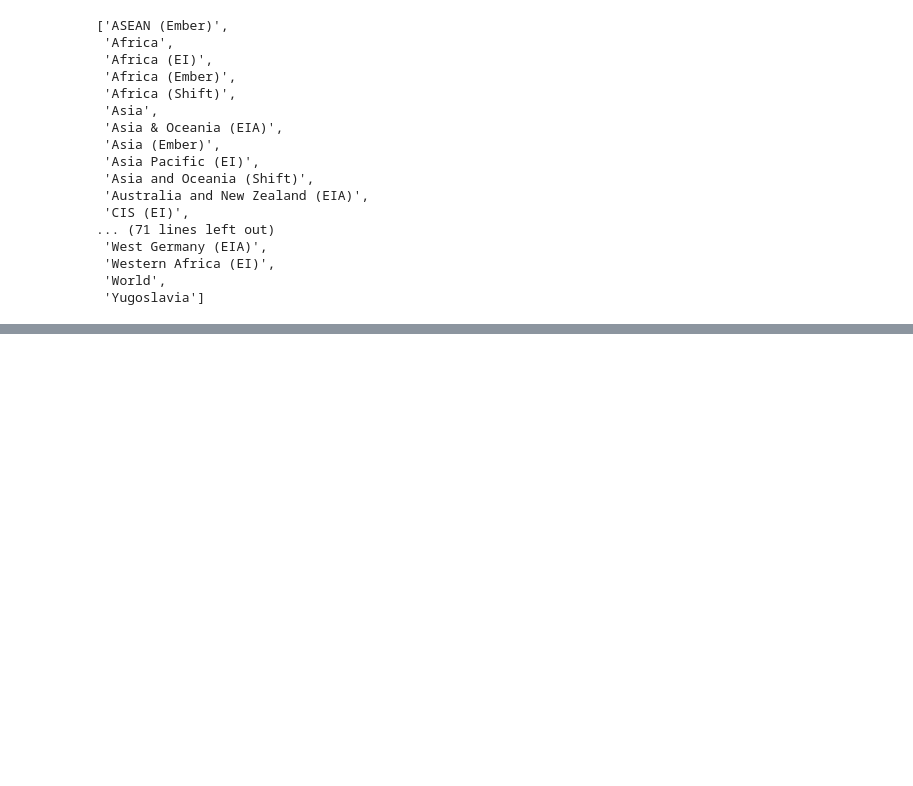
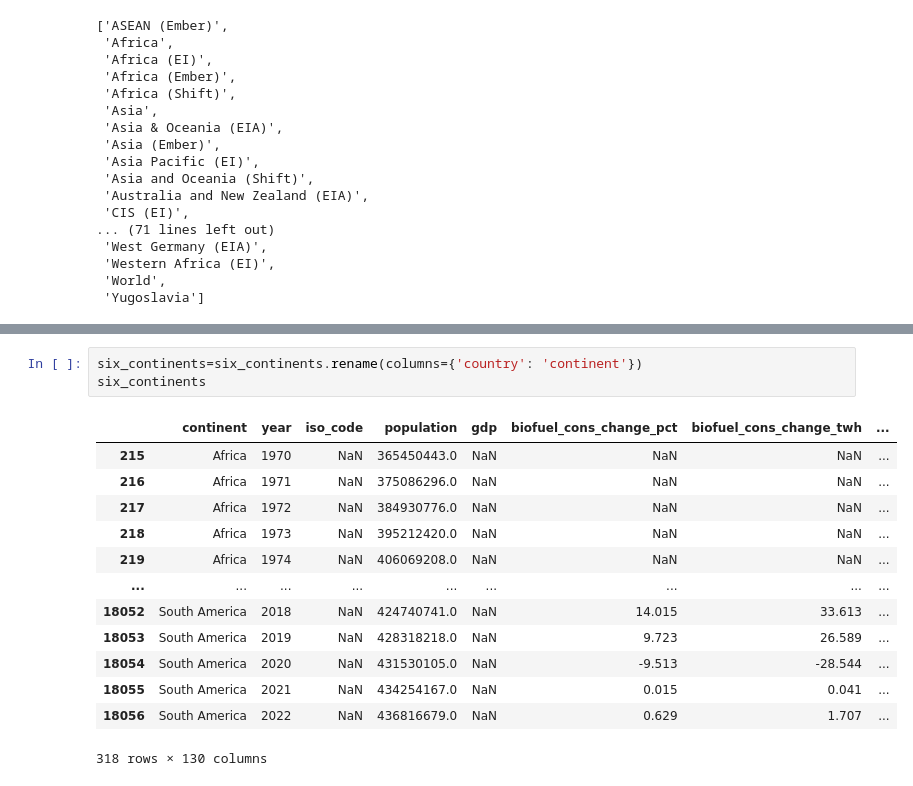
Before and after one commit to skythelimitdt/data_analytics_proj1, a Jupyter notebook: world_energy_consumption.ipynb, the cells around one changed output, grey strips where cells are left out. Cells and saved outputs as stored; diff of their text form; blank space fills up the shorter version.

```diff
--- a/world_energy_consumption.ipynb
+++ b/world_energy_consumption.ipynb
@@ -173,0 +369,17 @@ unique_continents
+# %%
+six_continents=six_continents.rename(columns={'country': 'continent'})
+six_continents
+# %% [output]
+|  | continent | year | iso_code | population | gdp | biofuel_cons_change_pct | biofuel_cons_change_twh | ... |
+| 215 | Africa | 1970 | NaN | 365450443.0 | NaN | NaN | NaN | ... |
+| 216 | Africa | 1971 | NaN | 375086296.0 | NaN | NaN | NaN | ... |
+| 217 | Africa | 1972 | NaN | 384930776.0 | NaN | NaN | NaN | ... |
+| 218 | Africa | 1973 | NaN | 395212420.0 | NaN | NaN | NaN | ... |
+| 219 | Africa | 1974 | NaN | 406069208.0 | NaN | NaN | NaN | ... |
+| ... | ... | ... | ... | ... | ... | ... | ... | ... |
+| 18052 | South America | 2018 | NaN | 424740741.0 | NaN | 14.015 | 33.613 | ... |
+| 18053 | South America | 2019 | NaN | 428318218.0 | NaN | 9.723 | 26.589 | ... |
+| 18054 | South America | 2020 | NaN | 431530105.0 | NaN | -9.513 | -28.544 | ... |
+| 18055 | South America | 2021 | NaN | 434254167.0 | NaN | 0.015 | 0.041 | ... |
+| 18056 | South America | 2022 | NaN | 436816679.0 | NaN | 0.629 | 1.707 | ... |
+318 rows × 130 columns
```
Also changed, not shown: parts of 22 cells of this notebook.
